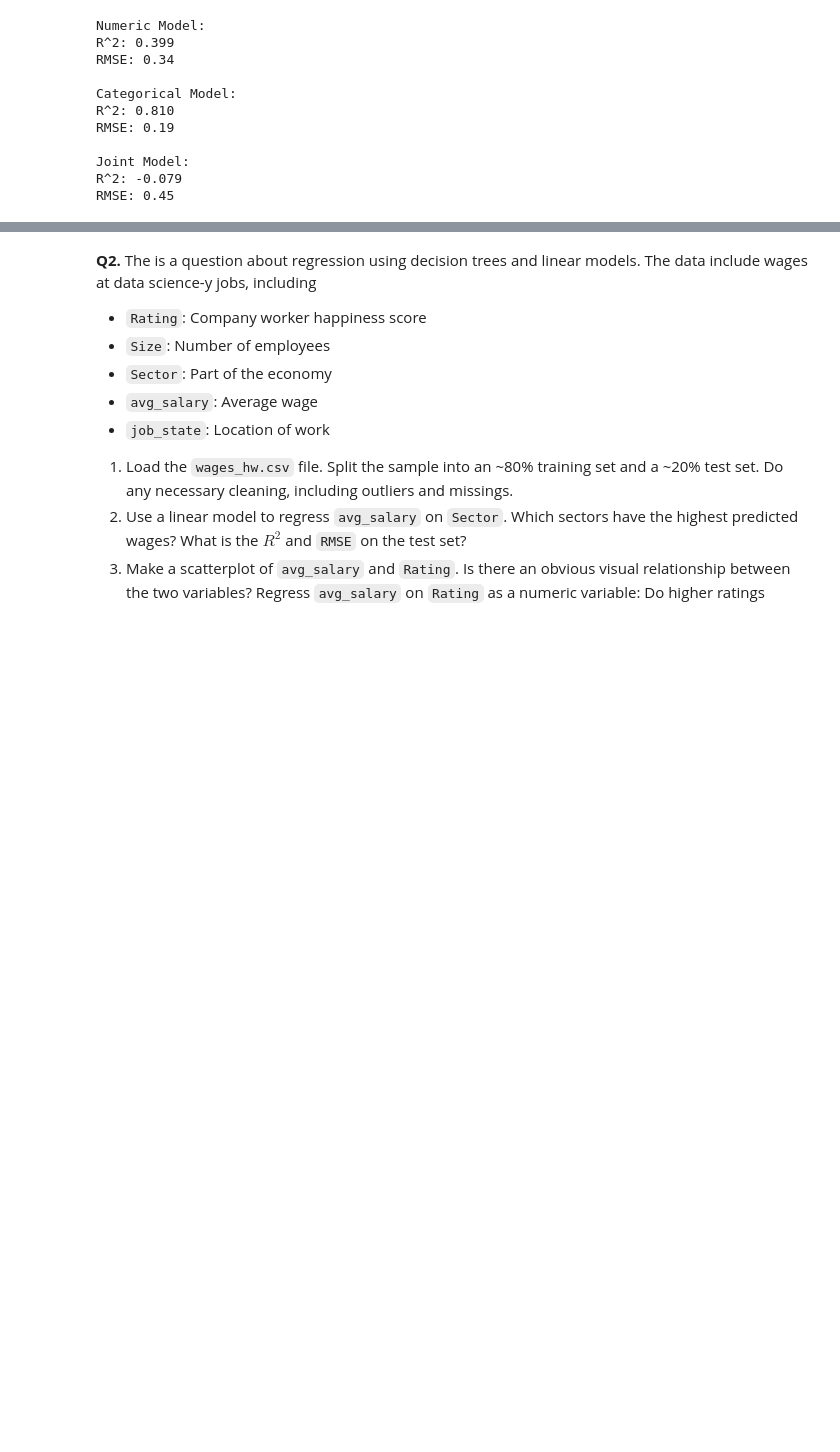
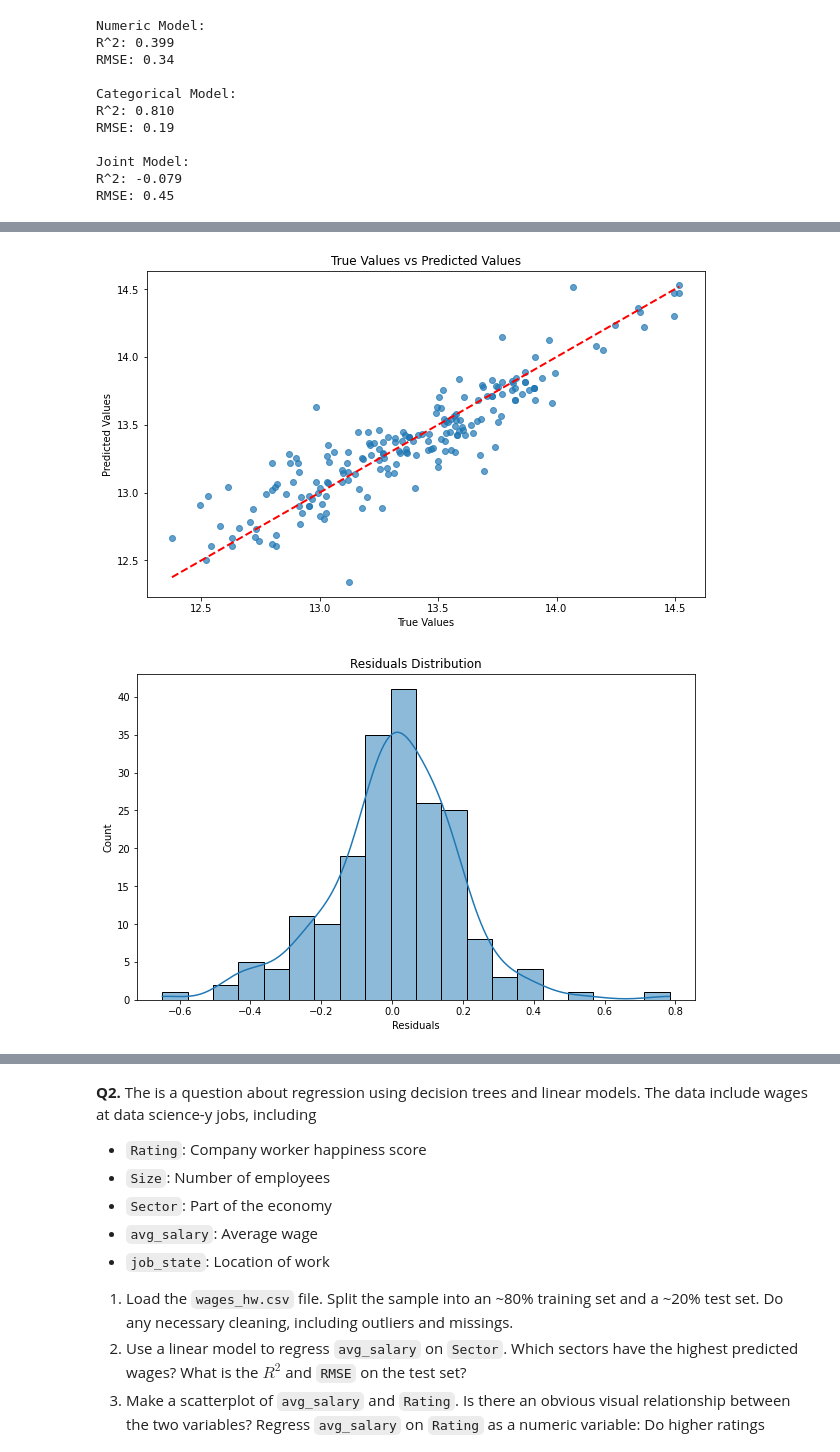
Before and after one commit to agu4yh/assignment4, a Jupyter notebook: assignment4.ipynb, the cells around one changed output, grey strips where cells are left out. Cells and saved outputs as stored; diff of their text form; code cells hidden in the pictures; blank space fills up the shorter version.

```diff
--- a/assignment4.ipynb
+++ b/assignment4.ipynb
@@ -211,0 +297,34 @@ RMSE: 0.45
+# %%
+import matplotlib.pyplot as plt
+import seaborn as sns
+
+# create degree 2 polynomial model (since it was the best model from prev part)
+best_model = get_poly_model(2)
+
+# fit model to training data
+best_model.fit(x_train, y_train)
+
+# make predictions on test set
+y_pred = best_model.predict(x_test)
+
+# plot predicted vs true values
+plt.figure(figsize=(10, 6))
+plt.scatter(y_test, y_pred, alpha=0.7)
+plt.title('True Values vs Predicted Values')
+plt.xlabel('True Values')
+plt.ylabel('Predicted Values')
+plt.plot([min(y_test), max(y_test)], [min(y_test), max(y_test)], linestyle='--', color='red', linewidth=2)  # Diagonal line
+plt.show()
+
+# calculate residuals/errors
+residuals = y_test - y_pred
+
+# plot kernel density plot of residuals
+plt.figure(figsize=(10, 6))
+sns.histplot(residuals, kde=True)
+plt.title('Residuals Distribution')
+plt.xlabel('Residuals')
+plt.show()
+# %% [output]
+[figure, added]
+[figure, added]
```
Also changed, not shown: parts of 13 cells of this notebook.
